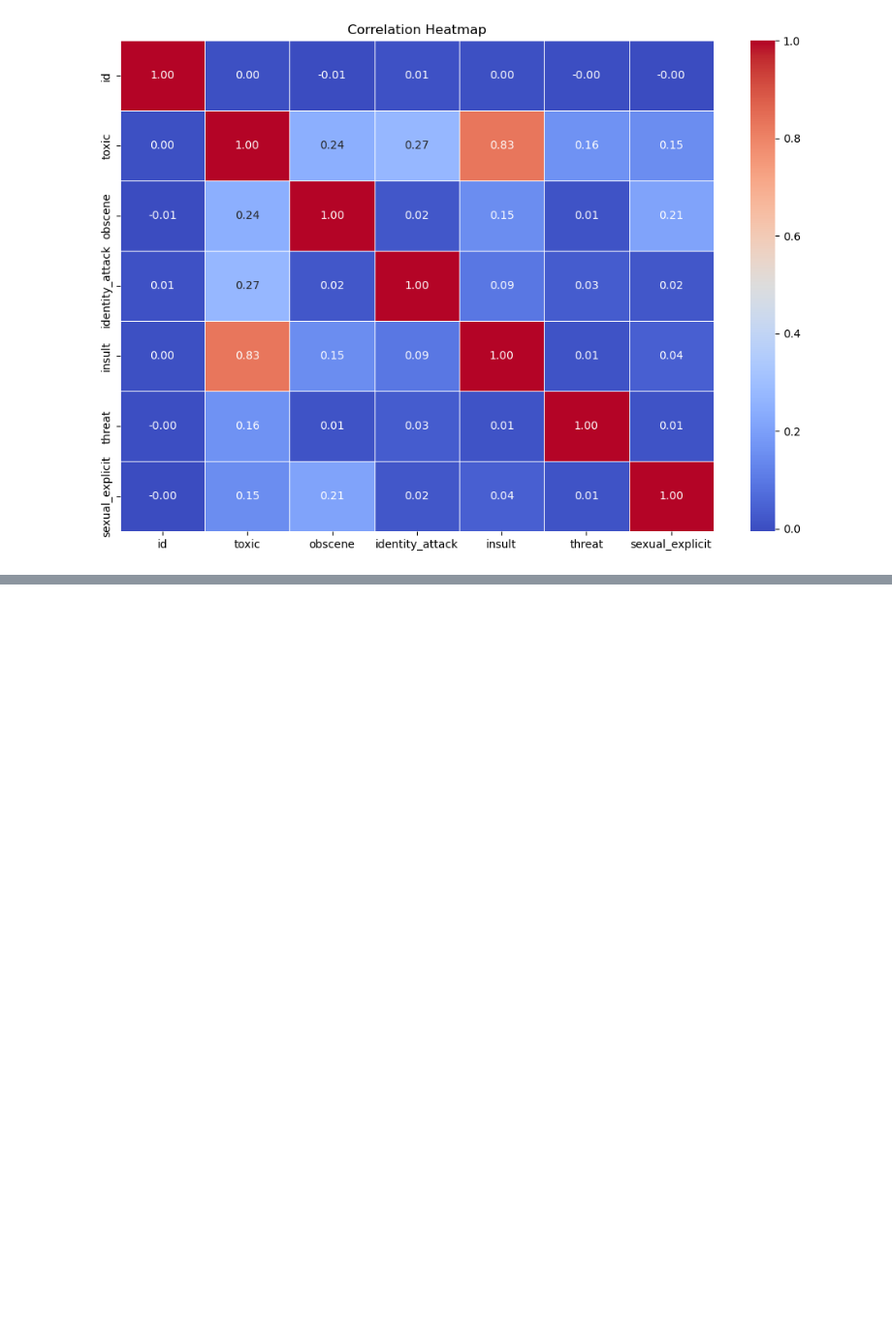
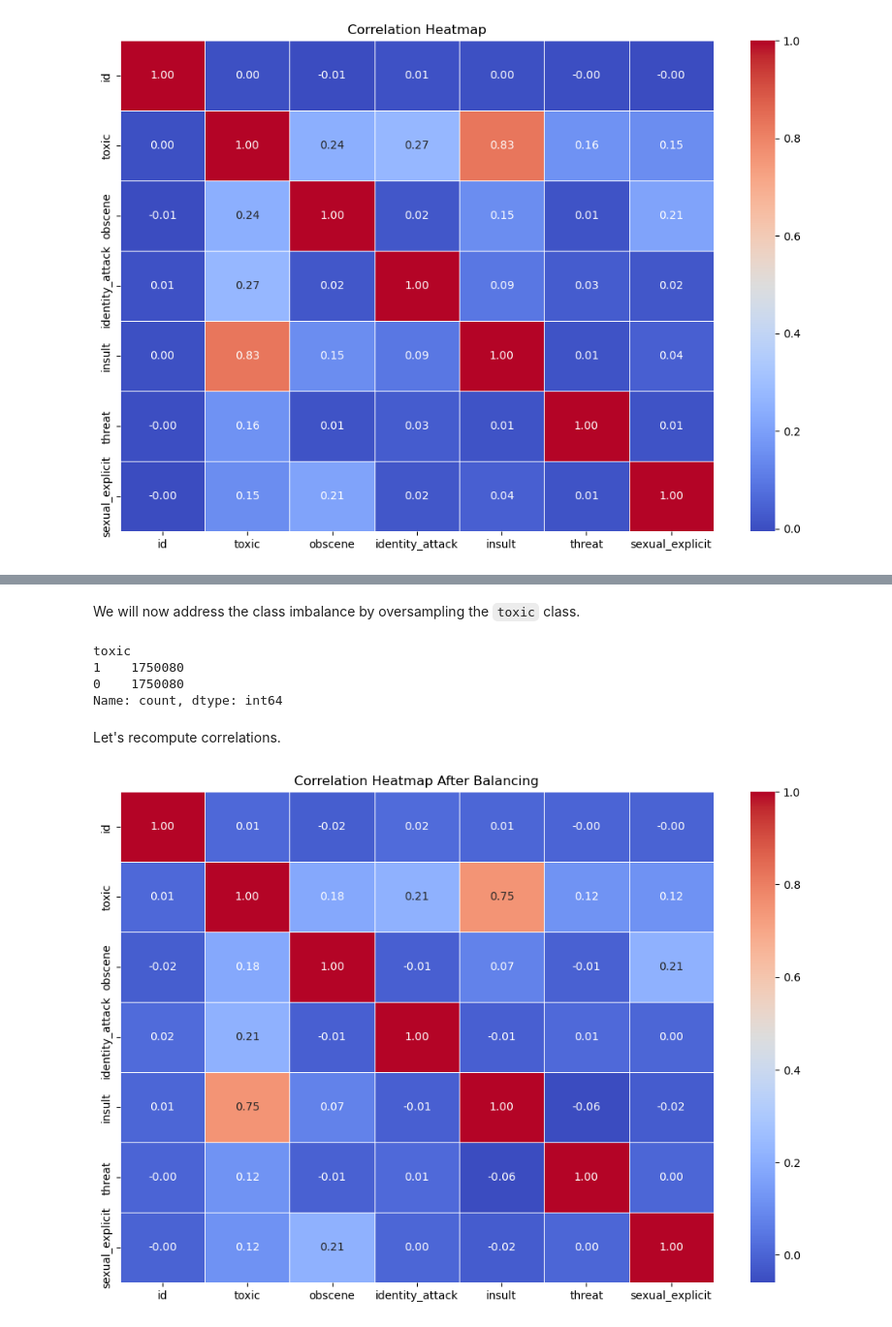
Before and after one commit to thexuanngu/toxicity, a Jupyter notebook: ms3.ipynb, the cells around one changed output, grey strips where cells are left out. Shown at 97% size. Cells and saved outputs as stored; diff of their text form; code cells hidden in the pictures; blank space fills up the shorter version.

```diff
--- a/ms3.ipynb
+++ b/ms3.ipynb
@@ -166,2 +106,0 @@ len(df_subset)
-# %%
-df_cleaned = df_subset.dropna(subset=['comment_text'])
@@ -174,15 +106,0 @@ len(df_cleaned)
-# %%
-label_cols = ['toxic', 'severe_toxicity', 'obscene', 'identity_attack', 'insult', 'threat', 'sexual_explicit']
-
-# Convert all to numeric
-for col in label_cols:
-    df_cleaned[col] = pd.to_numeric(df_cleaned[col], errors='coerce')
-
-# From *Kaggle*: If >0.5 --> 1; If <0.5 --> 0
-for col in label_cols:
-    df_cleaned[col] = df_cleaned[col].apply(lambda x: 1 if x >= 0.5 else 0)
-
-# Print
-for col in label_cols:
-    print(f"\n{col.upper()} distribution:")
-    print(df_cleaned[col].value_counts())
@@ -269,0 +109,33 @@ In this milestone, we focused on understanding our data and subsetting our datas
+# %% [markdown]
+We will now address the class imbalance by oversampling the `toxic` class.
+# %%
+# Used help from ChatGPT on this part - I didn't know there was a resample object in sklearn library
+from sklearn.utils import resample
+
+toxic = df_cleaned[df_cleaned['toxic'] == 1]
+non_toxic = df_cleaned[df_cleaned['toxic'] == 0]
+
+# Oversample toxic comments
+toxic_upsampled = resample(toxic,
+                           replace=True,
+                           n_samples=len(non_toxic),
+                           random_state=109)
+
+df_balanced = pd.concat([toxic_upsampled, non_toxic])
+
+print(df_balanced['toxic'].value_counts())
+# %% [output]
+toxic
+1    1750080
+0    1750080
+Name: count, dtype: int64
+# %% [markdown]
+Let's recompute correlations.
+# %%
+corr_balanced = df_balanced.corr(numeric_only=True)
+plt.figure(figsize=(12, 8))
+sns.heatmap(corr_balanced, annot=True, cmap="coolwarm", fmt=".2f", linewidths=0.5)
+plt.title("Correlation Heatmap After Balancing")
+plt.show()
+# %% [output]
+[figure, added]
```
Also changed, not shown: parts of 45 cells of this notebook.
